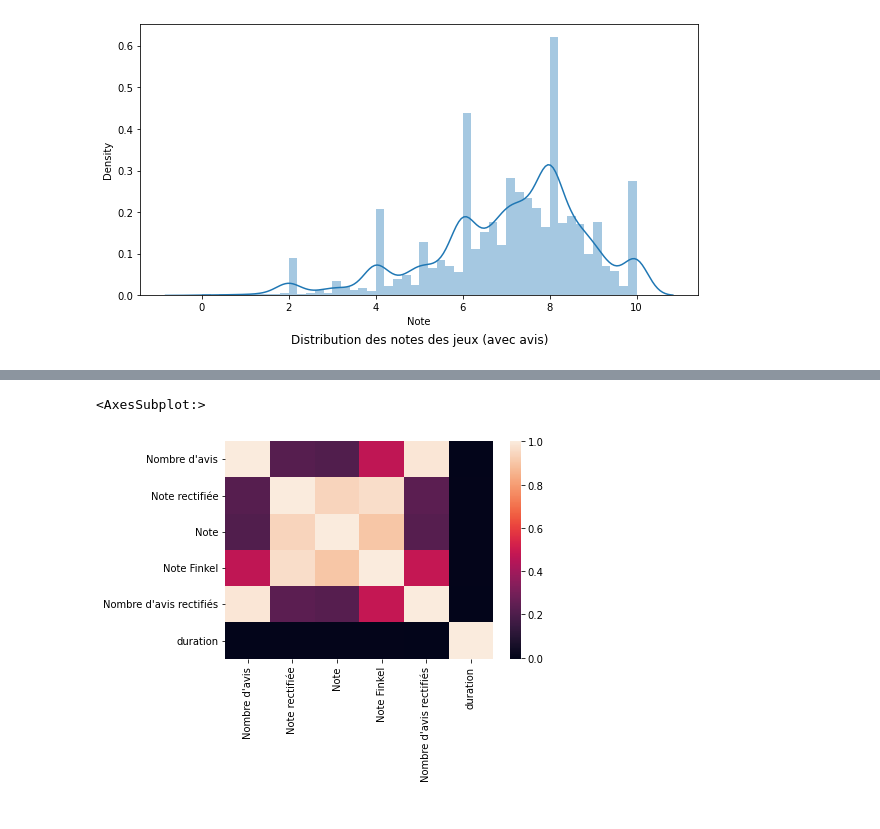
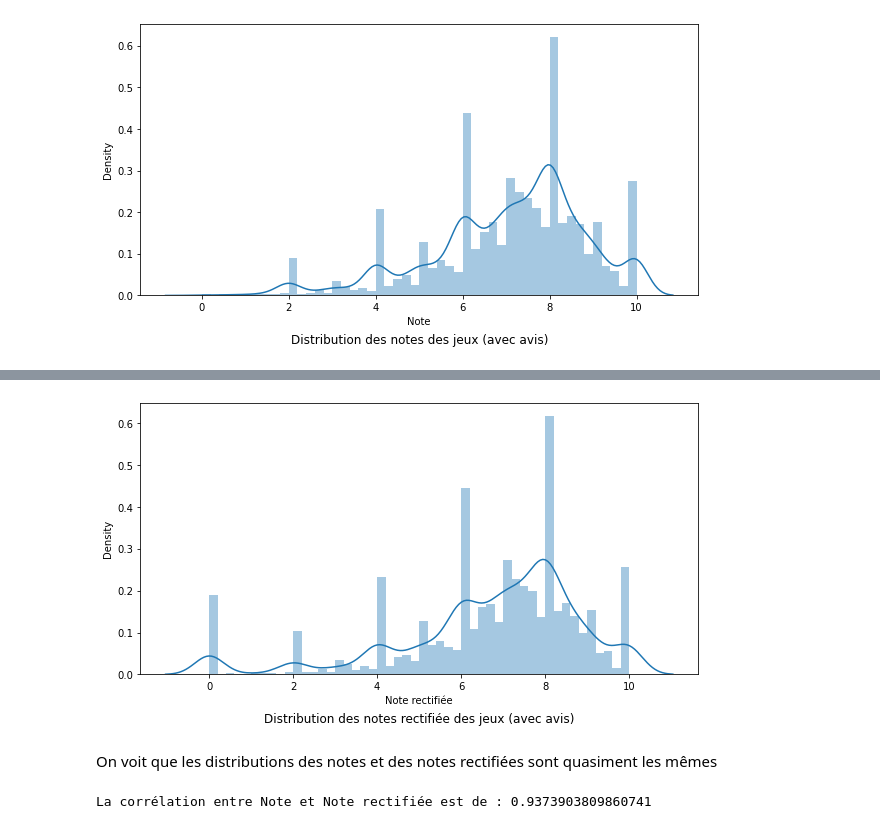
Before and after one commit to Amayas29/review-analysis, a Jupyter notebook: src/stats_jeux.ipynb, the cells around one changed output, grey strips where cells are left out. Saved outputs shown, nothing was run; the diff lists cells and outputs as text; code cells hidden in the pictures.

```diff
--- a/src/stats_jeux.ipynb
+++ b/src/stats_jeux.ipynb
@@ -96,5 +115,13 @@ for col in colums:
-# %%
-sns.heatmap(df_jeux_up.corr())
-# %% [output]
-<AxesSubplot:>
-[figure, removed]
+# %%
+plt.figure(figsize=(10, 5))
+sns.distplot(df_jeux_up[df_jeux_up['_id'].isin(values)]["Note rectifiée"])
+plt.title("Distribution des notes rectifiée des jeux (avec avis)", y=-0.2)
+plt.show()
+# %% [output]
+[figure, added]
+# %% [markdown]
+On voit que les distributions des notes et des notes rectifiées sont quasiment les mêmes
+# %%
+print("La corrélation entre Note et Note rectifiée est de :", df_jeux_up.corr()["Note"]["Note rectifiée"])
+# %% [output]
+La corrélation entre Note et Note rectifiée est de : 0.9373903809860741
```
Also changed, not shown: parts of 32 cells of this notebook, 2 other files.
